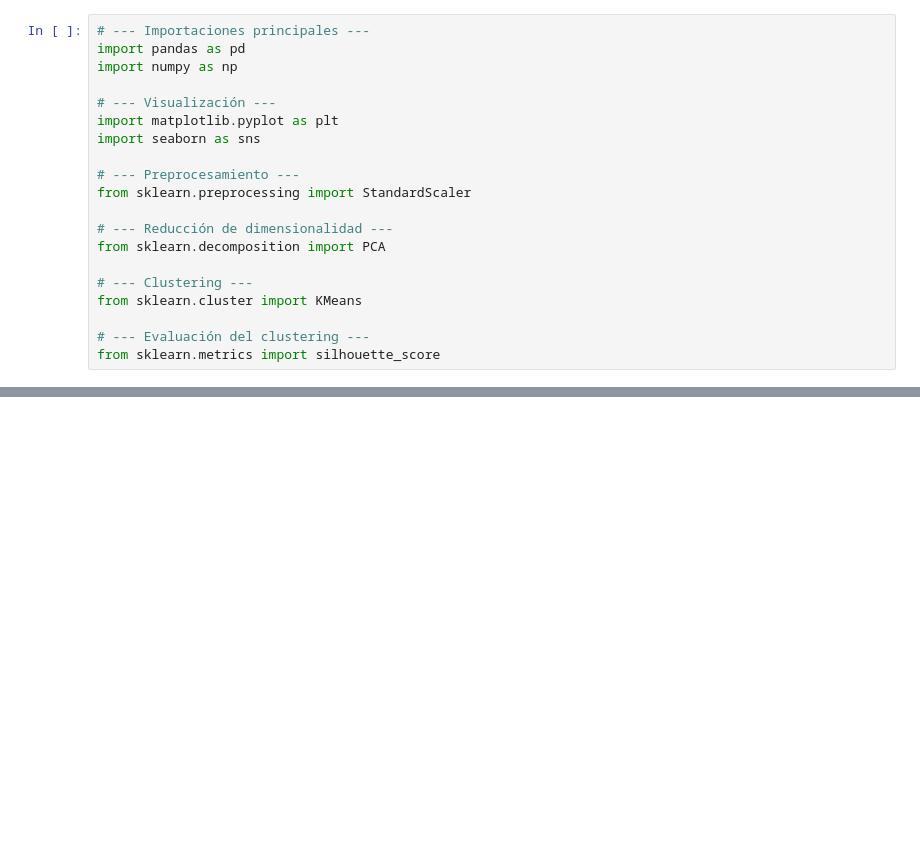
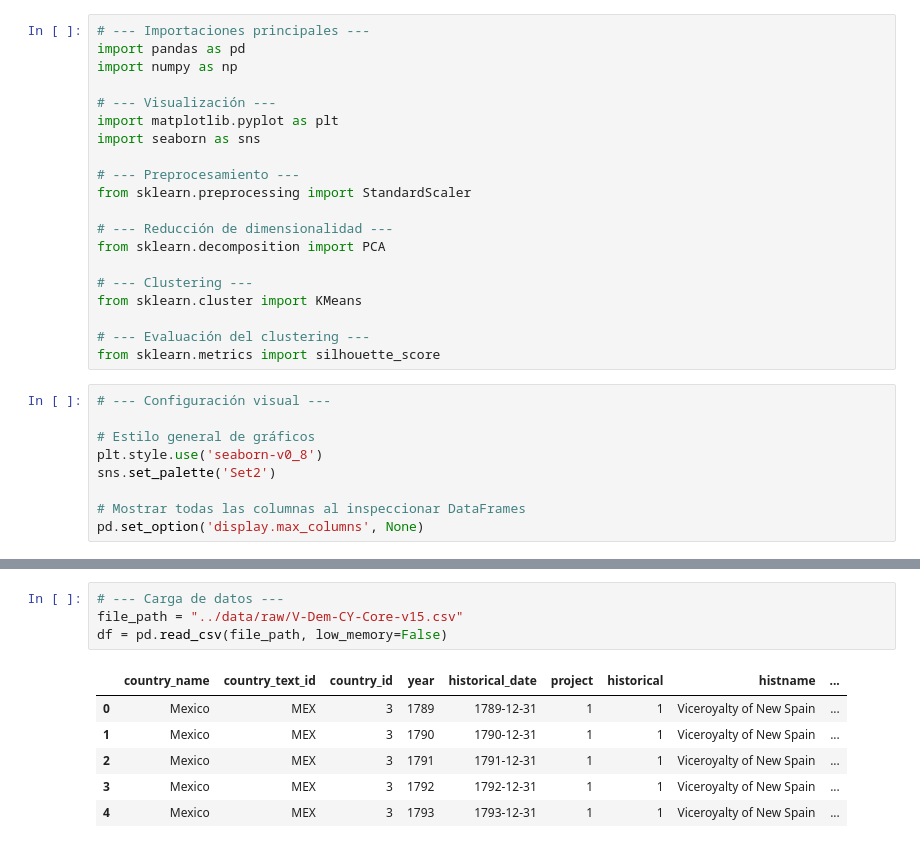
Before and after one commit to fernandezelias/VDem_Democracy_Clustering, a Jupyter notebook: notebooks/01_exploracion.ipynb, the cells around one changed output, grey strips where cells are left out. Saved outputs shown, nothing was run; the diff lists cells and outputs as text; blank space fills up the shorter version.

```diff
--- a/notebooks/01_exploracion.ipynb
+++ b/notebooks/01_exploracion.ipynb
@@ -83,3 +85,12 @@ from sklearn.cluster import KMeans
 
 # --- Evaluación del clustering ---
 from sklearn.metrics import silhouette_score
+# %%
+# --- Configuración visual ---
+
+# Estilo general de gráficos
+plt.style.use('seaborn-v0_8')
+sns.set_palette('Set2')
+
+# Mostrar todas las columnas al inspeccionar DataFrames
+pd.set_option('display.max_columns', None)
@@ -85,0 +103,11 @@ from sklearn.metrics import silhouette_score
+# %%
+# --- Carga de datos ---
+file_path = "../data/raw/V-Dem-CY-Core-v15.csv"
+df = pd.read_csv(file_path, low_memory=False)
+# %% [output]
+|  | country_name | country_text_id | country_id | year | historical_date | project | historical | histname | ... |
+| 0 | Mexico | MEX | 3 | 1789 | 1789-12-31 | 1 | 1 | Viceroyalty of New Spain | ... |
+| 1 | Mexico | MEX | 3 | 1790 | 1790-12-31 | 1 | 1 | Viceroyalty of New Spain | ... |
+| 2 | Mexico | MEX | 3 | 1791 | 1791-12-31 | 1 | 1 | Viceroyalty of New Spain | ... |
+| 3 | Mexico | MEX | 3 | 1792 | 1792-12-31 | 1 | 1 | Viceroyalty of New Spain | ... |
+| 4 | Mexico | MEX | 3 | 1793 | 1793-12-31 | 1 | 1 | Viceroyalty of New Spain | ... |
```
Also changed, not shown: parts of 7 cells of this notebook.
